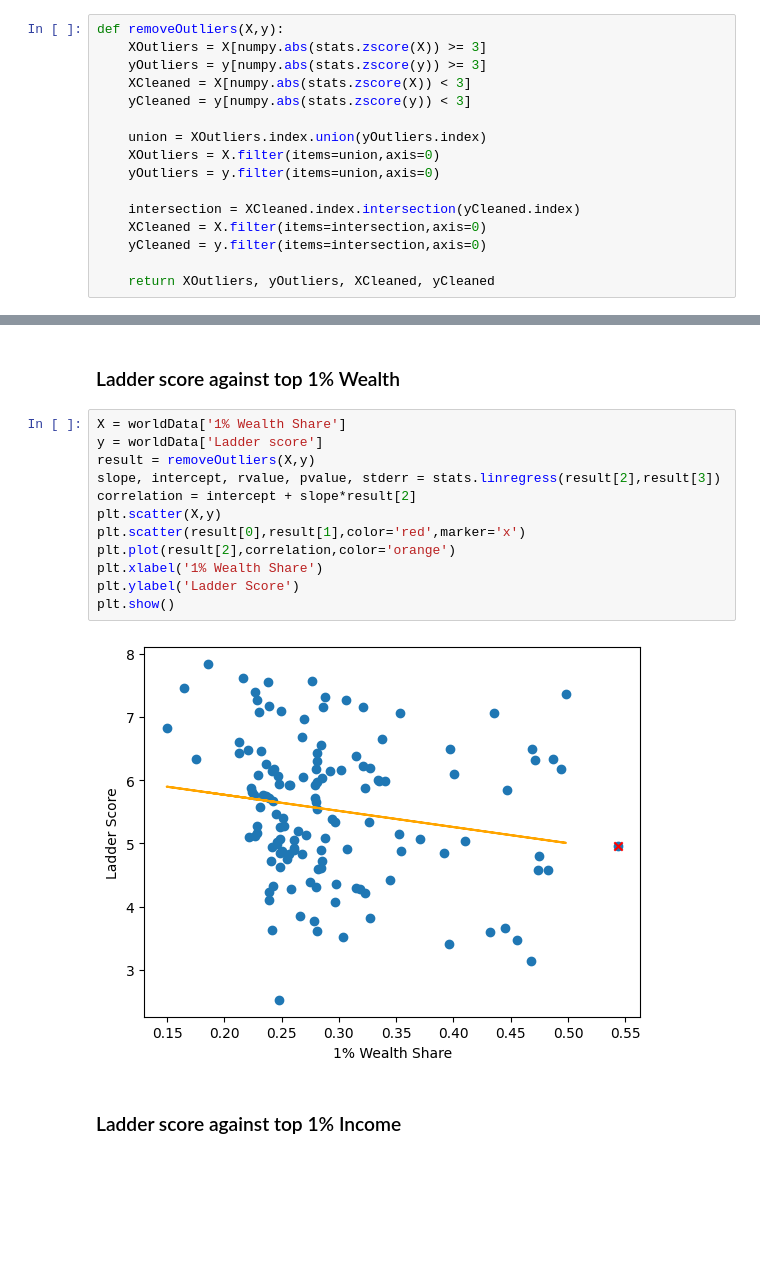
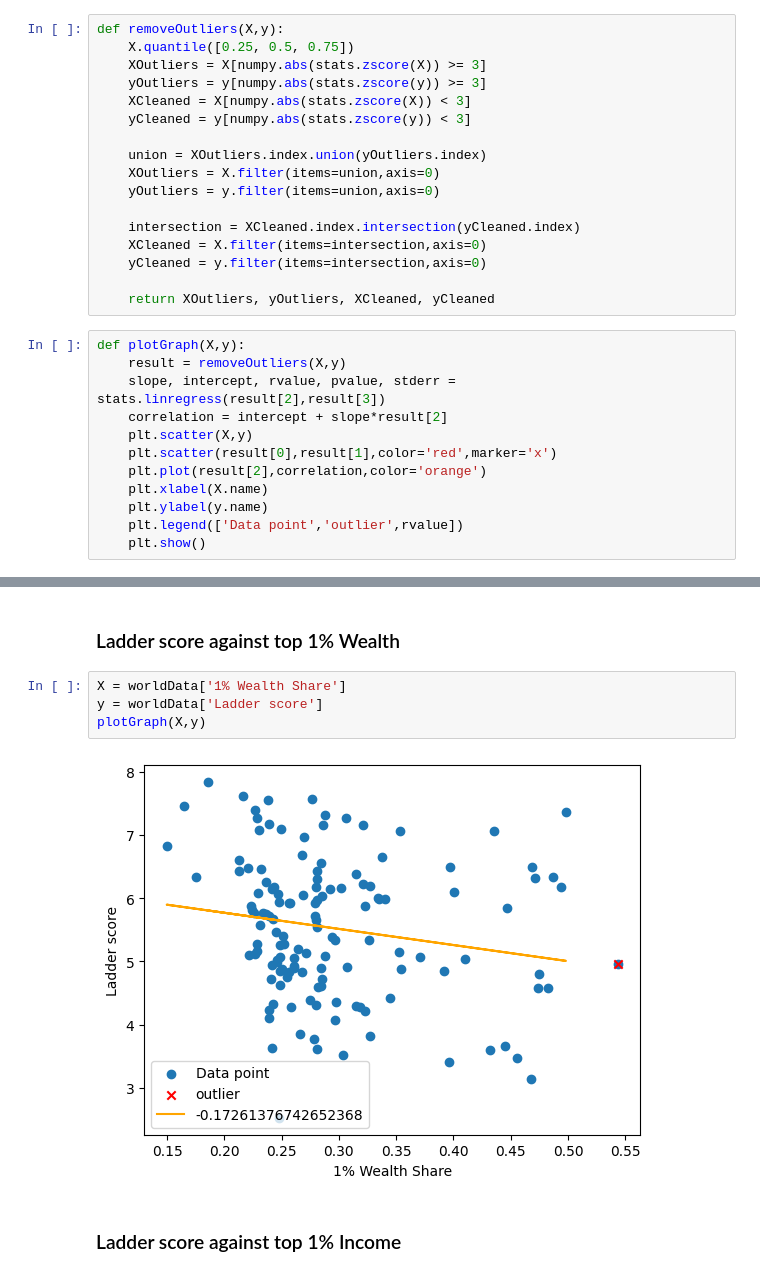
Before and after one commit to shonen-kele/World-Happiness-Against-World-Inequality, a Jupyter notebook: World-Happiness-Research.ipynb, the cells around one changed output, grey strips where cells are left out. Cells and saved outputs as stored; diff of their text form; blank space fills up the shorter version.

Commit message:
Added graph plotting function and more comparison.

```diff
--- a/World-Happiness-Research.ipynb
+++ b/World-Happiness-Research.ipynb
@@ -172,6 +172,7 @@ worldData.reset_index(drop=True,inplace=True)
 # Data Analysis
 # %%
 def removeOutliers(X,y):
+    X.quantile([0.25, 0.5, 0.75])
     XOutliers = X[numpy.abs(stats.zscore(X)) >= 3]
     yOutliers = y[numpy.abs(stats.zscore(y)) >= 3]
     XCleaned = X[numpy.abs(stats.zscore(X)) < 3]
@@ -186,6 +187,18 @@ def removeOutliers(X,y):
     yCleaned = y.filter(items=intersection,axis=0)
 
     return XOutliers, yOutliers, XCleaned, yCleaned
+# %%
+def plotGraph(X,y):
+    result = removeOutliers(X,y)
+    slope, intercept, rvalue, pvalue, stderr = stats.linregress(result[2],result[3])
+    correlation = intercept + slope*result[2]
+    plt.scatter(X,y)
+    plt.scatter(result[0],result[1],color='red',marker='x')
+    plt.plot(result[2],correlation,color='orange')
+    plt.xlabel(X.name)
+    plt.ylabel(y.name)
+    plt.legend(['Data point','outlier',rvalue])
+    plt.show()
 # %% [markdown]
 ## Ladder score against inequality
 - As the top 1% of Wealth share increases, the ladder score decreases by a small amount
@@ -193,18 +207,10 @@ def removeOutliers(X,y):
 # %% [markdown]
 ### Ladder score against top 1% Wealth
-# %%
-X = worldData['1% Wealth Share']
-y = worldData['Ladder score']
-result = removeOutliers(X,y)
-slope, intercept, rvalue, pvalue, stderr = stats.linregress(result[2],result[3])
-correlation = intercept + slope*result[2]
-plt.scatter(X,y)
-plt.scatter(result[0],result[1],color='red',marker='x')
-plt.plot(result[2],correlation,color='orange')
-plt.xlabel('1% Wealth Share')
-plt.ylabel('Ladder Score')
-plt.show()
-# %% [output]
-[figure, removed]
+# %%
+X = worldData['1% Wealth Share']
+y = worldData['Ladder score']
+plotGraph(X,y)
+# %% [output]
+[figure, added]
 # %% [markdown]
 ### Ladder score against top 1% Income
```
Also changed, not shown: parts of 13 cells of this notebook.
